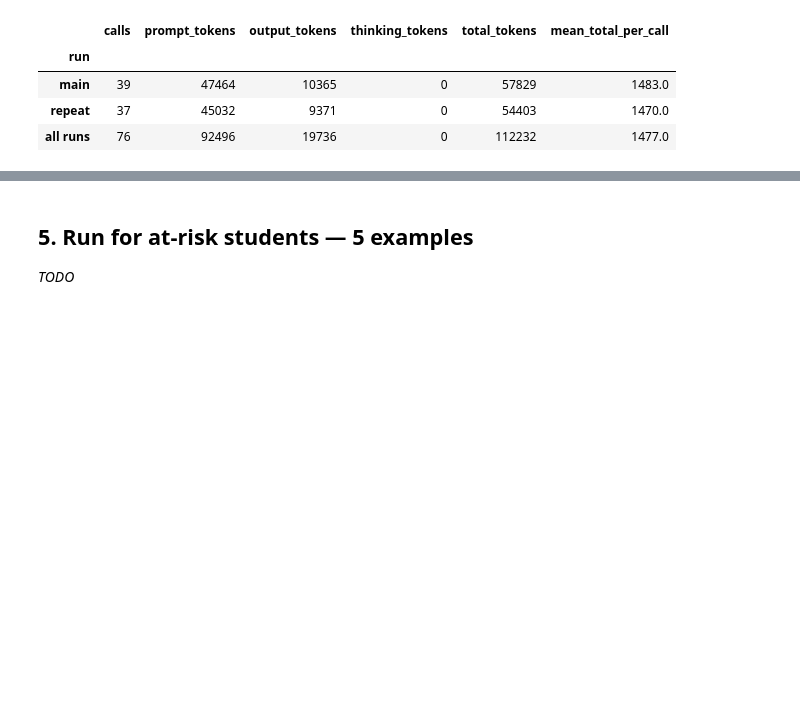
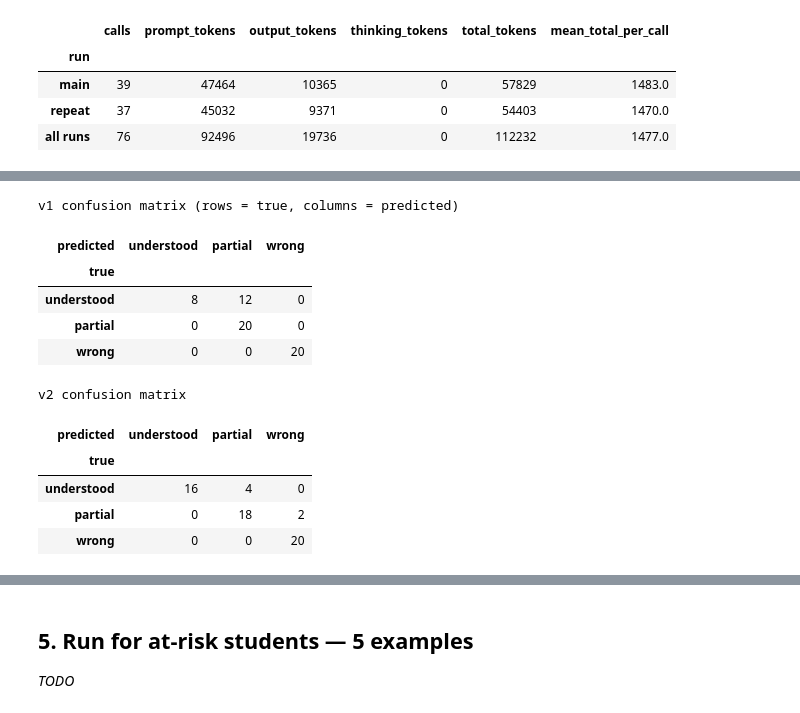
Before and after one commit to anirudhkumar0904/student-success-assistant, a Jupyter notebook: notebooks/part2_llm.ipynb, the cells around one changed output, grey strips where cells are left out. Saved outputs shown, nothing was run; the diff lists cells and outputs as text; code cells hidden in the pictures; blank space fills up the shorter version.

```diff
--- a/notebooks/part2_llm.ipynb
+++ b/notebooks/part2_llm.ipynb
@@ -204,0 +265,18 @@ _Error analysis and prompt changes: TODO after reviewing v1._
+# %%
+print("v1 confusion matrix (rows = true, columns = predicted)")
+display(confusion(df))
+print("v2 confusion matrix")
+display(confusion(df2))
+# %% [output]
+v1 confusion matrix (rows = true, columns = predicted)
+| predicted | understood | partial | wrong |
+| true |  |  |  |
+| understood | 8 | 12 | 0 |
+| partial | 0 | 20 | 0 |
+| wrong | 0 | 0 | 20 |
+v2 confusion matrix
+| predicted | understood | partial | wrong |
+| true |  |  |  |
+| understood | 16 | 4 | 0 |
+| partial | 0 | 18 | 2 |
+| wrong | 0 | 0 | 20 |
```
Also changed, not shown: parts of 14 cells of this notebook, 6 other files.
